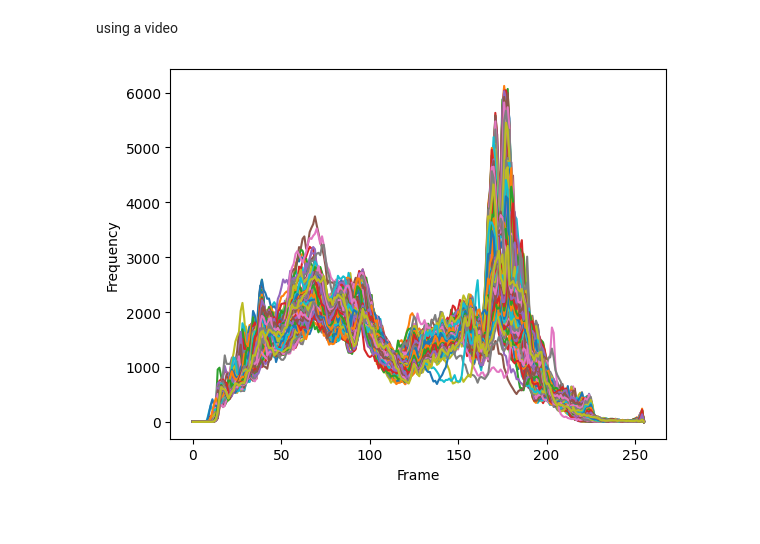
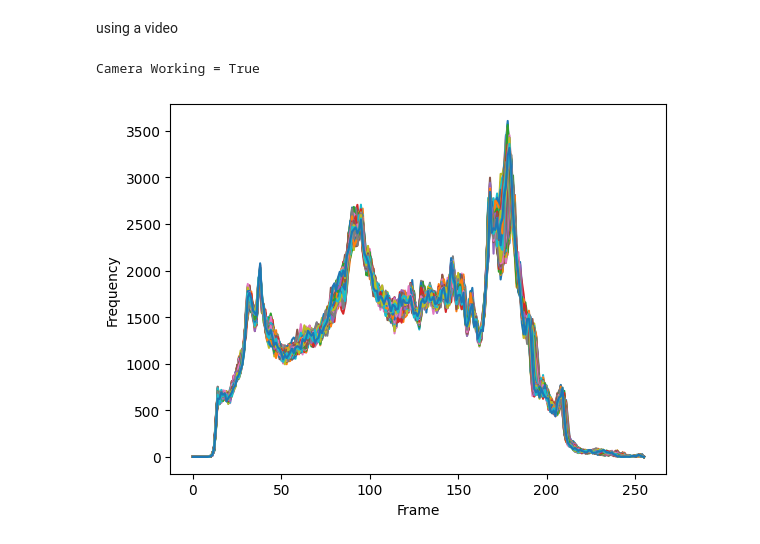
Before and after one commit to HRH00/Computer-Vision, a Jupyter notebook: Labs/Week 5/histogram greyscale.ipynb, the cells around one changed output. Drawn from its saved outputs; the diff is of its cells as text; code cells hidden in the pictures.

Commit message:
code wait for successful camera read

```diff
--- a/Labs/Week 5/histogram greyscale.ipynb
+++ b/Labs/Week 5/histogram greyscale.ipynb
@@ -38,6 +38,13 @@ camera = cv2.VideoCapture(1,cv2.CAP_DSHOW)
 camera.set(3,200) # adjust width
 camera.set(4,200) # adjust height
 
+#wait for camera to start
+
+success, frame = camera.read()
+while (success==False):
+    print("Camera Working =",success)
+    success, frame = camera.read()
+print("Camera Working =",success)
 
 counter = 0
 #histogram cosntants
@@ -48,35 +55,35 @@ ranges = [0,256]
 
 # Read the first frame
 ret, frame = camera.read()
-
 # Convert the frame to grayscale
 gray_frame = cv2.cvtColor(frame, cv2.COLOR_BGR2GRAY)
 histogram = cv2.calcHist([gray_frame], [0], None, [256], [0, 256])
 histograms = [histogram]
 
 
 
 while True:
     success, frame = camera.read()
     cv2.imshow("Video", frame) # This wll open an independent window
     # Convert the frame to grayscale
     gray_frame = cv2.cvtColor(frame, cv2.COLOR_BGR2GRAY)
 
     # Calculate the histogram for the current frame
     histogram = cv2.calcHist([gray_frame], [0], None, [256], [0, 256])
 
     # Append the histogram to the list
     histograms.append(histogram)
 
     if cv2.waitKey(1) & 0xFF==ord('q'): # quit when 'q' is pressed
         cv2.destroyAllWindows()
         break
     counter += 1
 # Plot the histograms
 for i in range(counter):
     plt.plot(histograms[i])
 plt.xlabel('Frame')
 plt.ylabel('Frequency')
 plt.show()
 # %% [output]
+Camera Working = True
-[figure, old version]
+[figure, new version]
```
Also changed, not shown: 1 other file.
